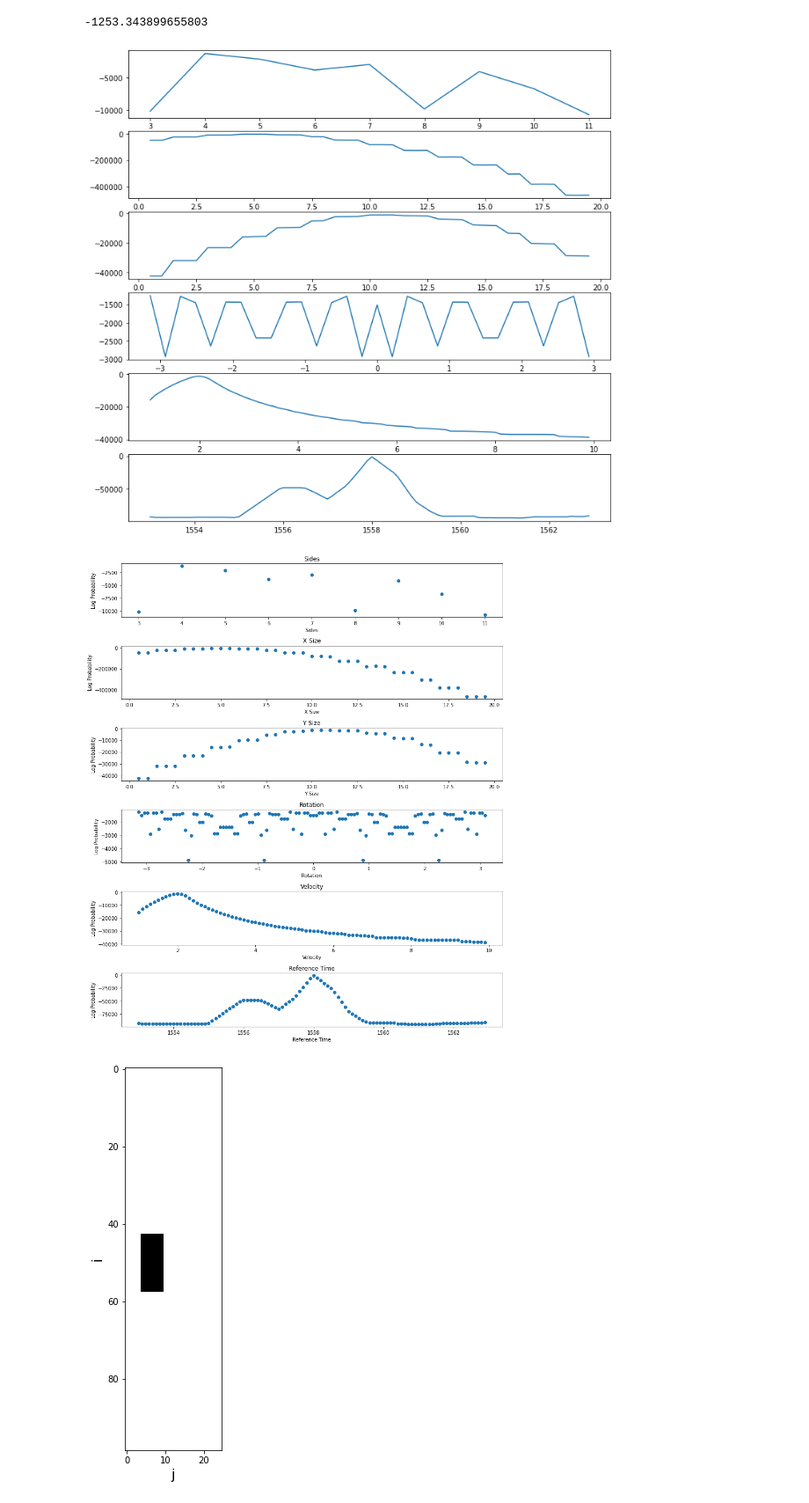
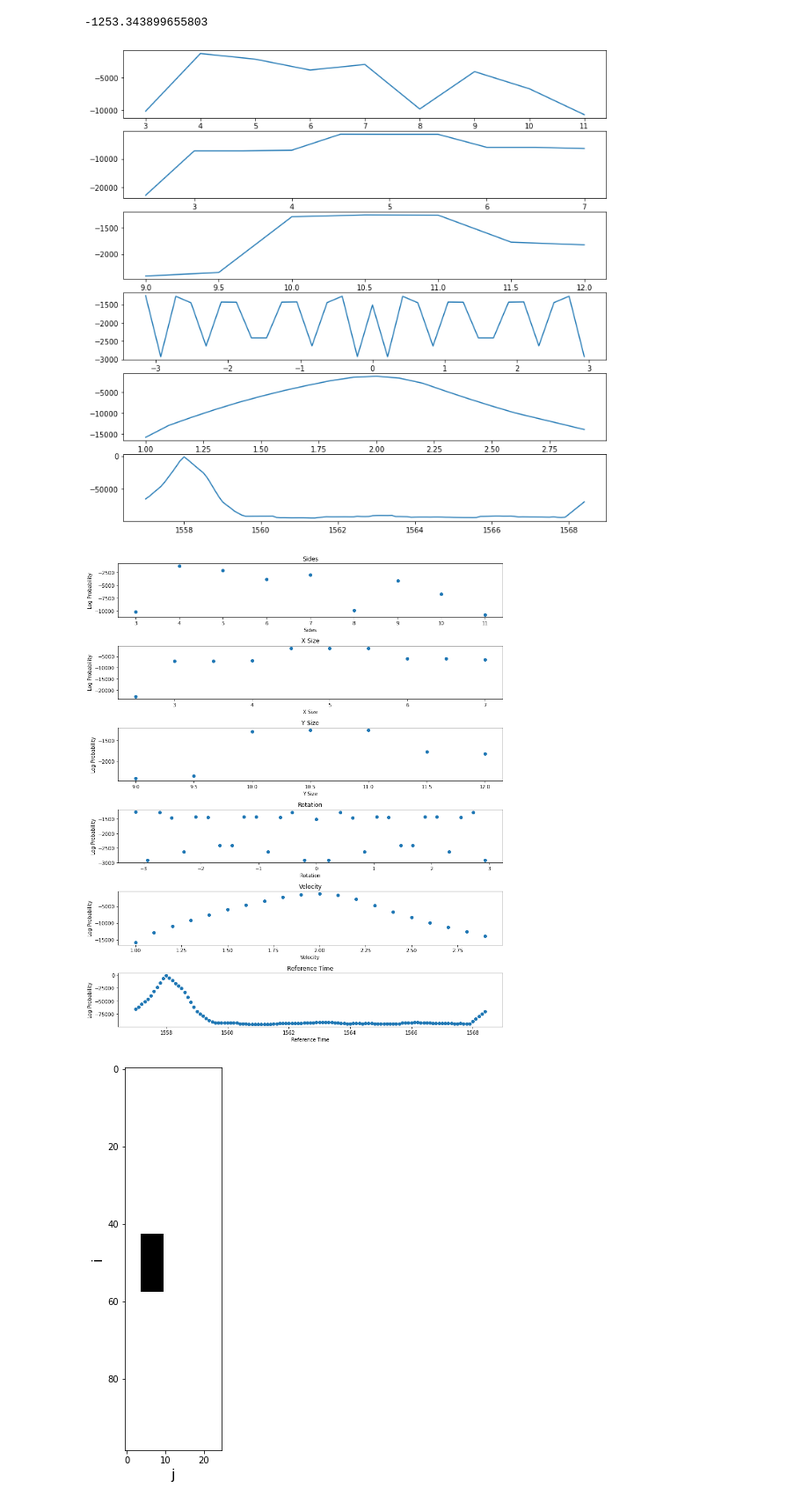
Before and after one commit to joshua-bromley/tessSignalInjection, a Jupyter notebook: mcmc/logProbabilities.ipynb, the cells around one changed output. Shown at 88% size. Drawn from its saved outputs; the diff is of its cells as text; code cells hidden in the pictures.

```diff
--- a/mcmc/logProbabilities.ipynb
+++ b/mcmc/logProbabilities.ipynb
@@ -132,24 +132,24 @@ print(logProbability(theta0,times, flux, fluxErr))
 # %%
 fig, ax = plt.subplots(6,1, figsize = (12,12))
 logProb = []
 offset = []
 offset.append(np.arange(3,12))
-offset.append(np.arange(0,20,0.5))
-offset.append(np.arange(0,20,0.5))
+offset.append(np.arange(2.5,7.5,0.5))
+offset.append(np.arange(9,12.5,0.5))
 offset.append(np.arange(-np.pi,np.pi,np.pi/15))
-offset.append(np.arange(1,10,0.1))
-offset.append(np.arange(1553,1563,0.1))
+offset.append(np.arange(1,3,0.1))
+offset.append(np.arange(1557,1569,0.1))
 for i in range(6):
     logProb.append([])
     theta0 = [4, 4.5, 11, 0, 2, 1558]
     for j in offset[i]:
         theta0[i] = j
         logProb[i].append(logProbability(theta0, times, flux, fluxErr))
     ax[i].plot(offset[i],logProb[i])
 
 plt.show()
 # %% [output]
-[figure, old version]
+[figure, new version]
 # %%
 fig, ax = plt.subplots(6,1, figsize = (12,14))
 parameters = ["Sides","X Size", "Y Size","Rotation","Velocity","Reference Time"]
@@ -161,7 +161,7 @@ for i in range(6):
 fig.tight_layout()
 plt.show()
 # %% [output]
-[figure, old version]
+[figure, new version]
 # %%
 planetLC = model(4,4.5,11,0,2,1558,times)
 # %% [output]
```
Also changed, not shown: 1 other file.
